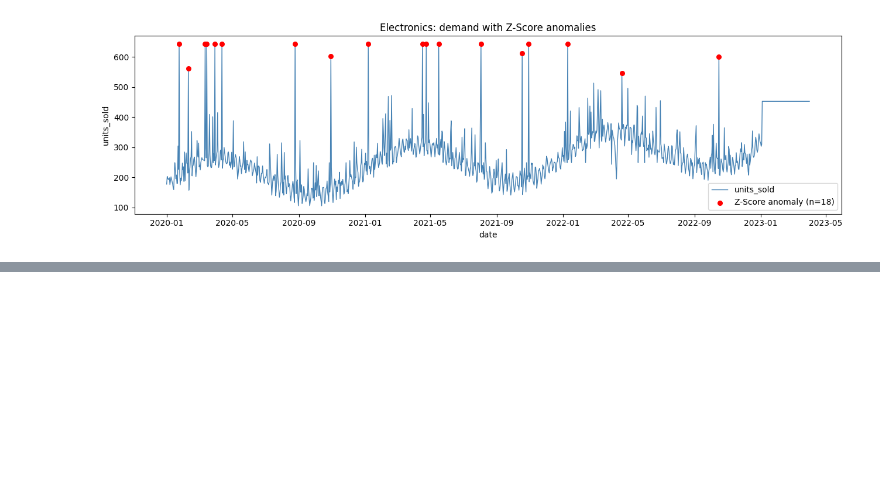
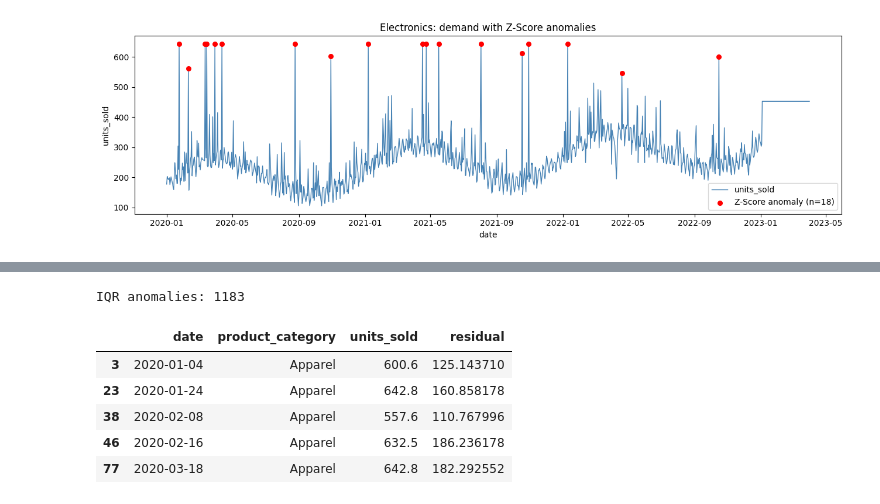
Before and after one commit to ManasXakistis/Supply-Chain-Analytics---Demand-Forecasting-Anomaly-Detection, a Jupyter notebook: notebooks/anomaly_detection.ipynb, the cells around one changed output, grey strips where cells are left out. Drawn from its saved outputs; the diff is of its cells as text; code cells hidden in the pictures; blank space fills up the shorter version.

```diff
--- a/notebooks/anomaly_detection.ipynb
+++ b/notebooks/anomaly_detection.ipynb
@@ -129,0 +136,19 @@ plt.tight_layout(); plt.show()
+# %%
+IQR_K = 1.5
+
+def iqr_flag(s):
+    q1, q3 = s.quantile(0.25), s.quantile(0.75)
+    iqr = q3 - q1
+    return (s < q1 - IQR_K * iqr) | (s > q3 + IQR_K * iqr)
+
+work['anomaly_iqr'] = work.groupby('product_category')['residual'].transform(iqr_flag).fillna(False)
+print('IQR anomalies:', int(work['anomaly_iqr'].sum()))
+work.loc[work['anomaly_iqr'], ['date', 'product_category', 'units_sold', 'residual']].head()
+# %% [output]
+IQR anomalies: 1183
+|  | date | product_category | units_sold | residual |
+| 3 | 2020-01-04 | Apparel | 600.6 | 125.143710 |
+| 23 | 2020-01-24 | Apparel | 642.8 | 160.858178 |
+| 38 | 2020-02-08 | Apparel | 557.6 | 110.767996 |
+| 46 | 2020-02-16 | Apparel | 632.5 | 186.236178 |
+| 77 | 2020-03-18 | Apparel | 642.8 | 182.292552 |
```
Also changed, not shown: parts of 4 cells of this notebook.
